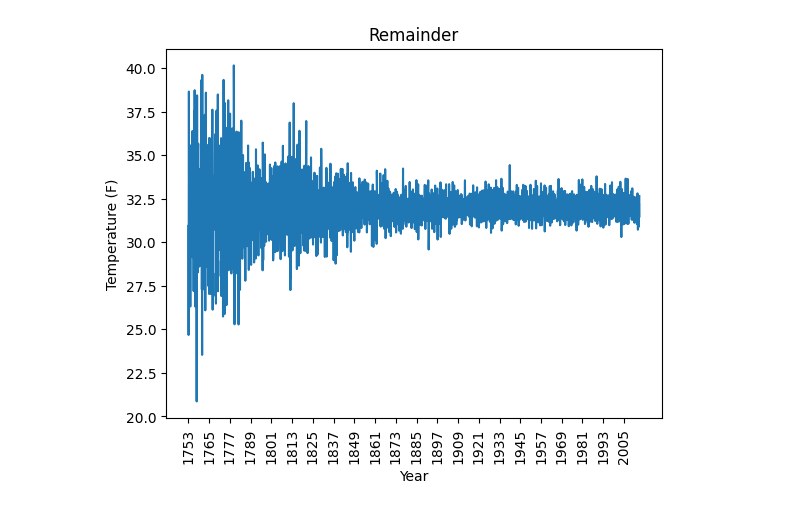
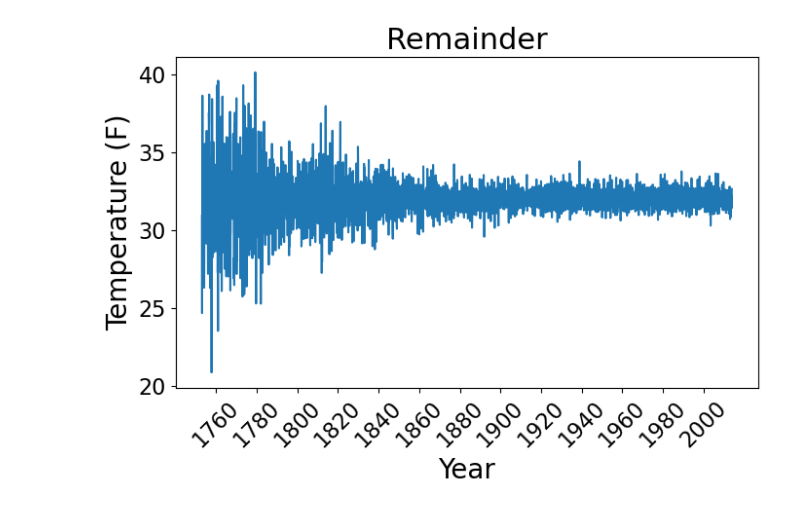
Before and after one commit to EthanPrimes/modeling_climate_change, a Jupyter notebook: seasonal_time_series.ipynb, the cells around one changed output. Cells and saved outputs as stored; diff of their text form; code cells hidden in the pictures.

```diff
--- a/seasonal_time_series.ipynb
+++ b/seasonal_time_series.ipynb
@@ -109,9 +138,24 @@ plt.show()
 # %%
-plt.plot(R_t*1.8 + 32)
-plt.title("Remainder")
-plt.xlabel("Year")
-plt.ylabel("Temperature (F)")
-plt.xticks(np.arange(0, len(T_t), 144), np.arange(0, int(len(T_t)/12), 12) + 1753, rotation=90)
+start_year = 1753
+interval = 20
+
+year_labels = np.arange(1760, start_year + len(R_t)//12 + 1, interval)
+tick_positions = (year_labels - start_year) * 12
+
+fig, ax = plt.subplots(figsize=(7, 5))
+
+ax.plot(R_t * 1.8 + 32)
+
+ax.set_title("Remainder", fontsize=22)
+ax.set_xlabel("Year", fontsize=20)
+ax.set_ylabel("Temperature (F)", fontsize=20)
+
+ax.set_xticks(tick_positions)
+ax.set_xticklabels(year_labels, rotation=45)
+
+ax.tick_params(axis='both', labelsize=16)
+
+plt.tight_layout()
 plt.show()
 # %% [output]
-[figure, old version]
+[figure, new version]
```
Also changed, not shown: parts of 4 cells of this notebook, 4 other files.
